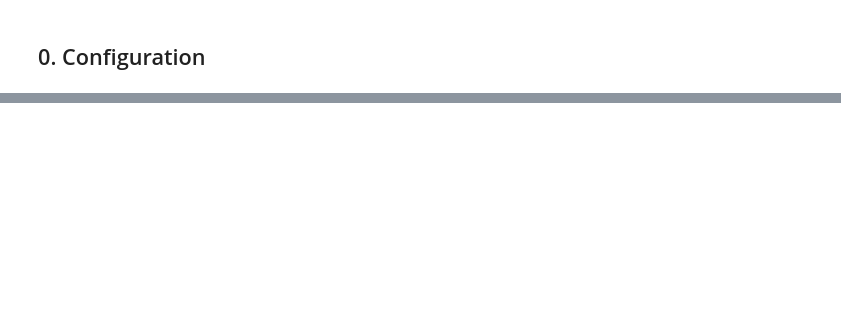
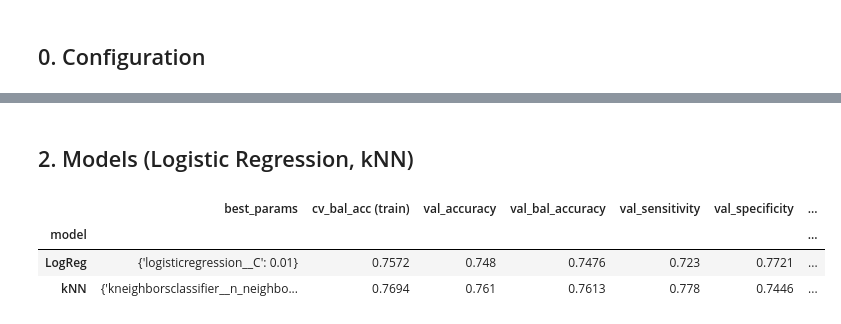
Before and after one commit to marmontesinos-Unicas/Melanoma-Challenge-ML-UdG, a Jupyter notebook: Binary/03_binary_baseline_color.ipynb, the cells around one changed output, grey strips where cells are left out. Drawn from its saved outputs; the diff is of its cells as text; code cells hidden in the pictures; blank space fills up the shorter version.

Commit message:
updated parameters for preprocessing

```diff
--- a/Binary/03_binary_baseline_color.ipynb
+++ b/Binary/03_binary_baseline_color.ipynb
@@ -153,37 +86,35 @@ Both use 5-fold cross-validation on the **training set only**. Before scaling, t
+# %% [markdown]
+## 2. Models (Logistic Regression, kNN)
 # %%
-hellinger = FunctionTransformer(np.sqrt) if FEATURE.startswith("hist") else "passthrough"
 cv = StratifiedKFold(5, shuffle=True, random_state=SEED)
-
+pre = [VarianceThreshold(0.0), StandardScaler()]
 models = {
-    "LogReg": GridSearchCV(
-        make_pipeline(hellinger, StandardScaler(), LogisticRegression(max_iter=5000)),
-        {"logisticregression__C": [0.01, 0.1, 1, 10]},
-        cv=cv, scoring="balanced_accuracy", n_jobs=N_JOBS),
-    "kNN": GridSearchCV(
-        make_pipeline(hellinger, StandardScaler(), KNeighborsClassifier()),
-        {"kneighborsclassifier__n_neighbors": [5, 11, 21, 41],
-         "kneighborsclassifier__weights": ["uniform", "distance"]},
-        cv=cv, scoring="balanced_accuracy", n_jobs=N_JOBS),
+    "LogReg": GridSearchCV(make_pipeline(*pre, LogisticRegression(max_iter=5000)),
+                           {"logisticregression__C": [0.01, 0.1, 1, 10]},
+                           cv=cv, scoring="balanced_accuracy", n_jobs=N_JOBS),
+    "kNN": GridSearchCV(make_pipeline(*pre, KNeighborsClassifier()),
+                        {"kneighborsclassifier__n_neighbors": [5, 11, 21, 41],
+                         "kneighborsclassifier__weights": ["uniform", "distance"]},
+                        cv=cv, scoring="balanced_accuracy", n_jobs=N_JOBS),
 }
-
 results = []
 for name, gs in models.items():
     t0 = time.time()
     gs.fit(X_train, y_train)
-    pred = gs.predict(X_val)
-    prob = gs.predict_proba(X_val)[:, 1]
+    pred, prob = gs.predict(X_val), gs.predict_proba(X_val)[:, 1]
     tn, fp, fn, tp = confusion_matrix(y_val, pred).ravel()
-    results.append({
-        "model": name,
-        "best_params": gs.best_params_,
-        "cv_bal_acc (train)": round(gs.best_score_, 4),
-        "val_accuracy": round(accuracy_score(y_val, pred), 4),
-        "val_bal_accuracy": round(balanced_accuracy_score(y_val, pred), 4),
-        "val_sensitivity": round(tp / (tp + fn), 4),
-        "val_specificity": round(tn / (tn + fp), 4),
-        "val_auc": round(roc_auc_score(y_val, prob), 4),
-        "fit_time_s": round(time.time() - t0, 1),
-    })
-
+    results.append({"model": name, "best_params": gs.best_params_,
+                    "cv_bal_acc (train)": round(gs.best_score_, 4),
+                    "val_accuracy": round(accuracy_score(y_val, pred), 4),
+                    "val_bal_accuracy": round(balanced_accuracy_score(y_val, pred), 4),
+                    "val_sensitivity": round(tp / (tp + fn), 4),
+                    "val_specificity": round(tn / (tn + fp), 4),
+                    "val_auc": round(roc_auc_score(y_val, prob), 4),
+                    "fit_time_s": round(time.time() - t0, 1)})
 res = pd.DataFrame(results).set_index("model")
 res
+# %% [output]
+|  | best_params | cv_bal_acc (train) | val_accuracy | val_bal_accuracy | val_sensitivity | val_specificity | ... |
+| model |  |  |  |  |  |  | ... |
+| LogReg | {'logisticregression__C': 0.01} | 0.7572 | 0.748 | 0.7476 | 0.723 | 0.7721 | ... |
+| kNN | {'kneighborsclassifier__n_neighbo... | 0.7694 | 0.761 | 0.7613 | 0.778 | 0.7446 | ... |
```
Also changed, not shown: parts of 21 cells of this notebook, 15 other files.
